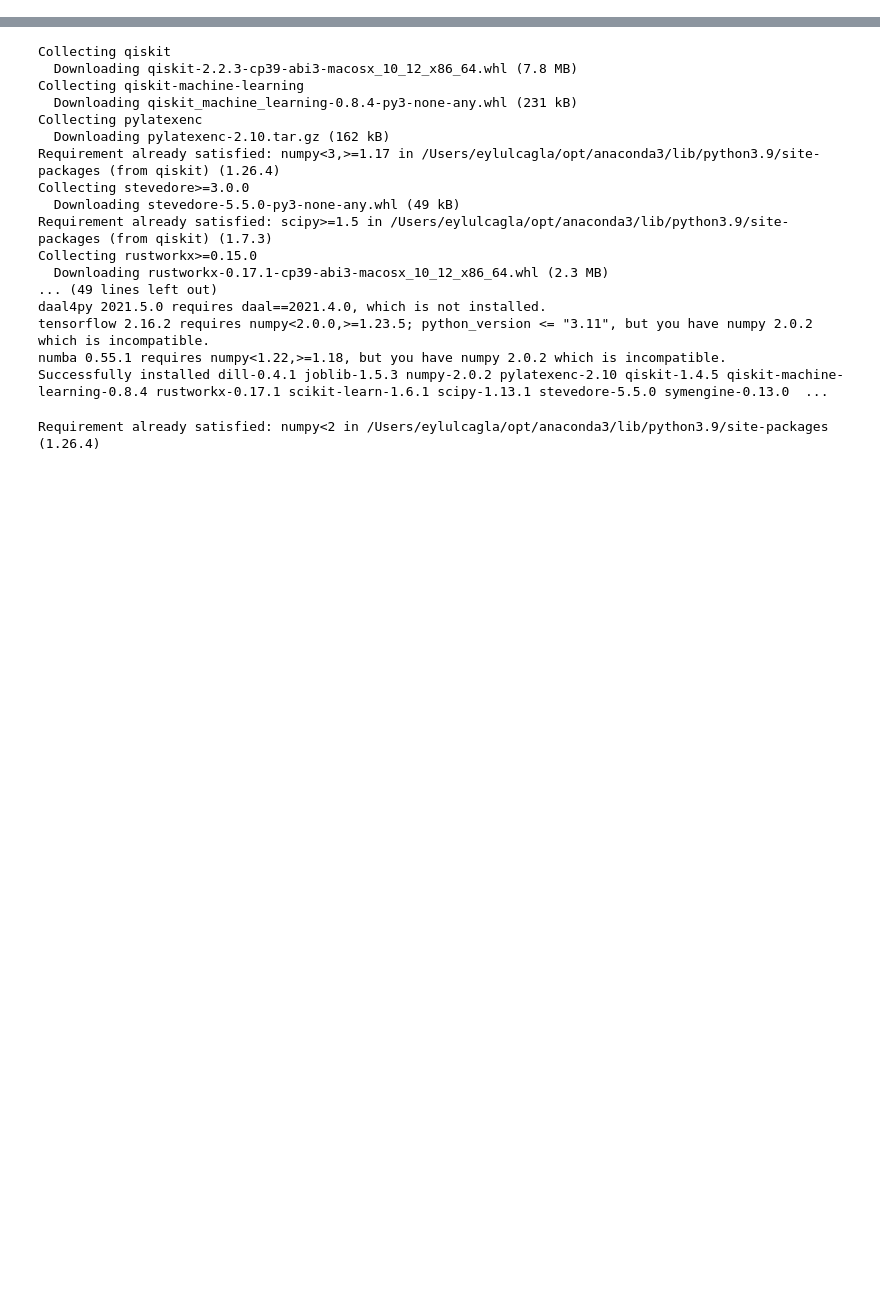
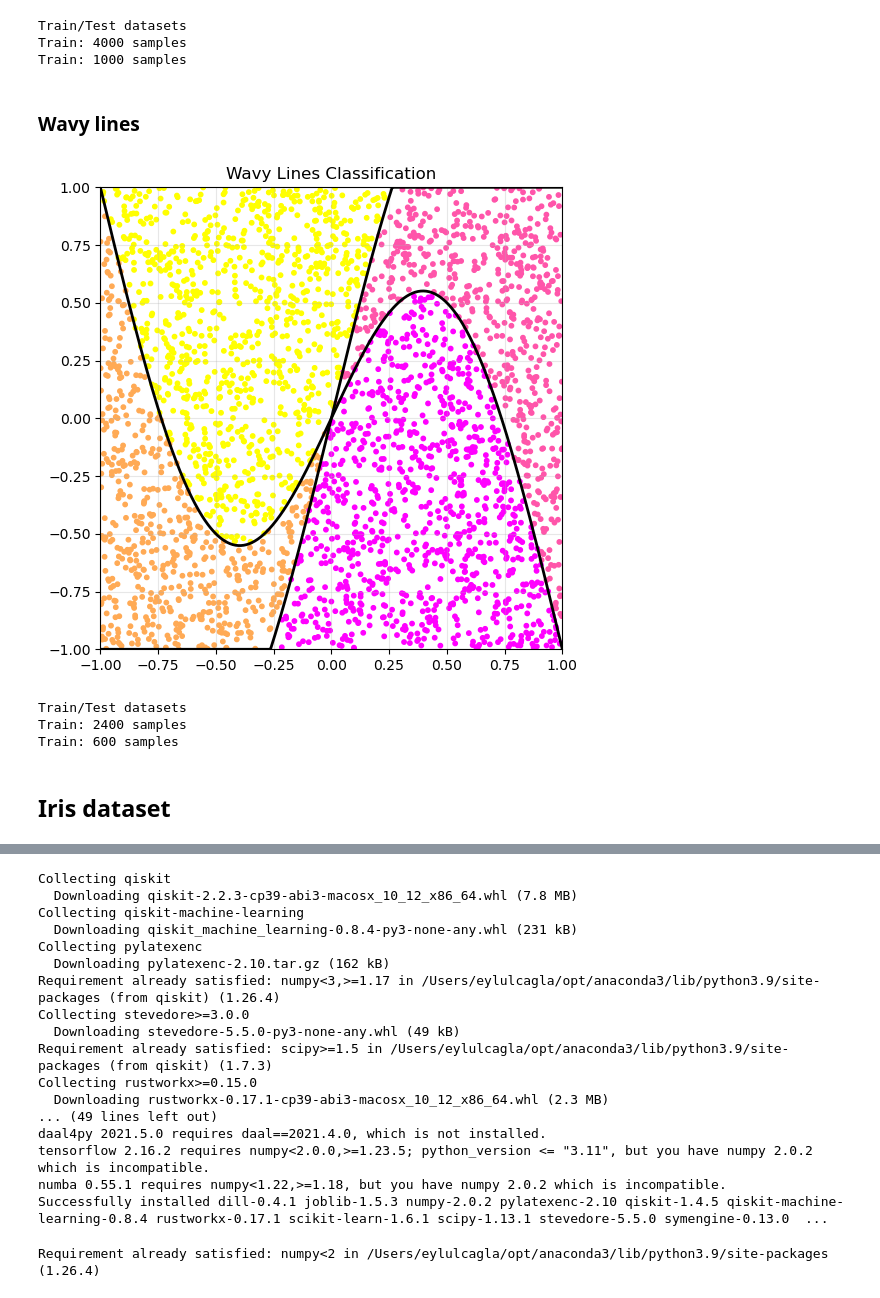
Before and after one commit to melissanespeque/data-reuploading-classifier, a Jupyter notebook: 00_datasets.ipynb, the cells around one changed output, grey strips where cells are left out. Saved outputs shown, nothing was run; the diff lists cells and outputs as text; code cells hidden in the pictures; blank space fills up the shorter version.

```diff
--- a/00_datasets.ipynb
+++ b/00_datasets.ipynb
@@ -1 +58,42 @@
+# %%
+#Train/test split
+x_data, y_data, pattern_labels = diamond(samples=5000, limit=10, scale=4.0)
+
+x = np.column_stack((x_data, y_data))
+y = pattern_labels
+
+x_train, x_test, y_train, y_test = train_test_split(x,y,test_size=0.2,random_state=42,stratify=y)
+
+print("Train/Test datasets")
+print(f"Train: {len(x_train)} samples")
+print(f"Train: {len(x_test)} samples")
+# %% [output]
+Train/Test datasets
+Train: 4000 samples
+Train: 1000 samples
+# %% [markdown]
+### Wavy lines
+# %%
+data, freq = wavy_lines(samples=3000, freq=1)
+fig = plot_wavy(data,freq)
+plt.show()
+# %% [output]
+[figure, added]
+# %%
+data, freq = wavy_lines(samples=3000, freq=1)
+
+x = np.array([i[0] for i in data])
+y = np.array([i[1] for i in data]) #labels
+
+x_train, x_test, y_train, y_test = train_test_split(x,y,test_size=0.2,random_state=42,stratify=y)
+
+print("Train/Test datasets")
+print(f"Train: {len(x_train)} samples")
+print(f"Train: {len(x_test)} samples")
+# %% [output]
+Train/Test datasets
+Train: 2400 samples
+Train: 600 samples
+# %% [markdown]
+## Iris dataset
 # %%
```
Also changed, not shown: parts of 11 cells of this notebook.
